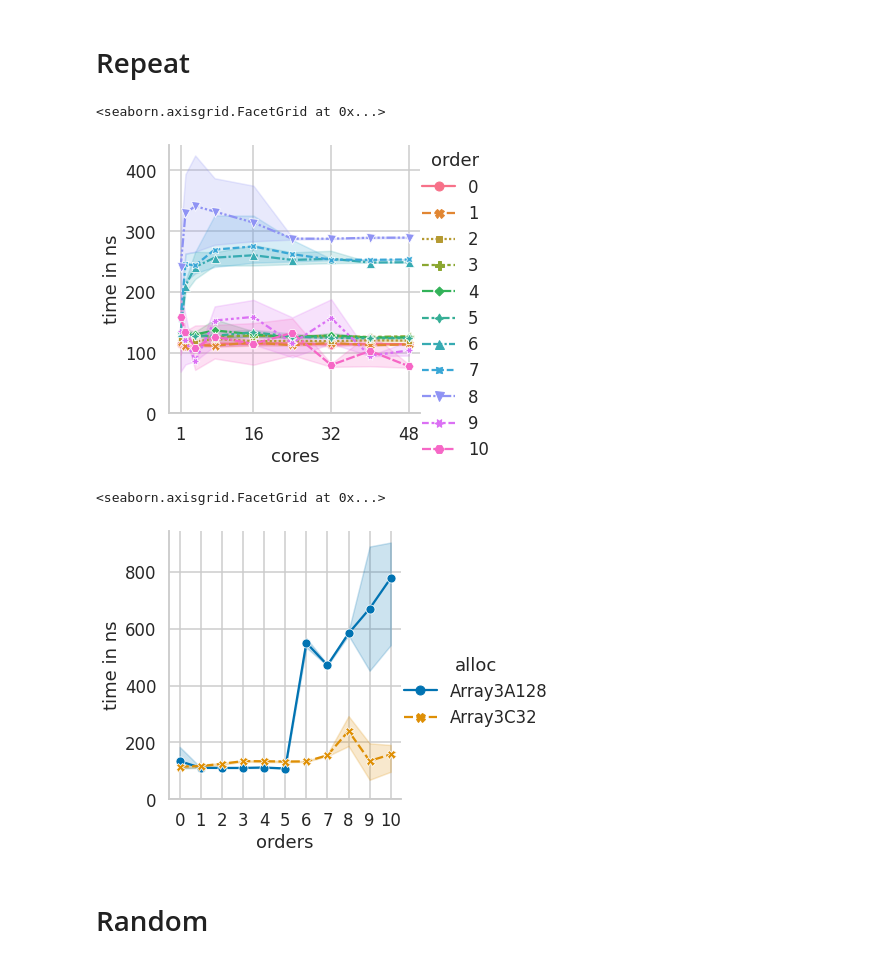
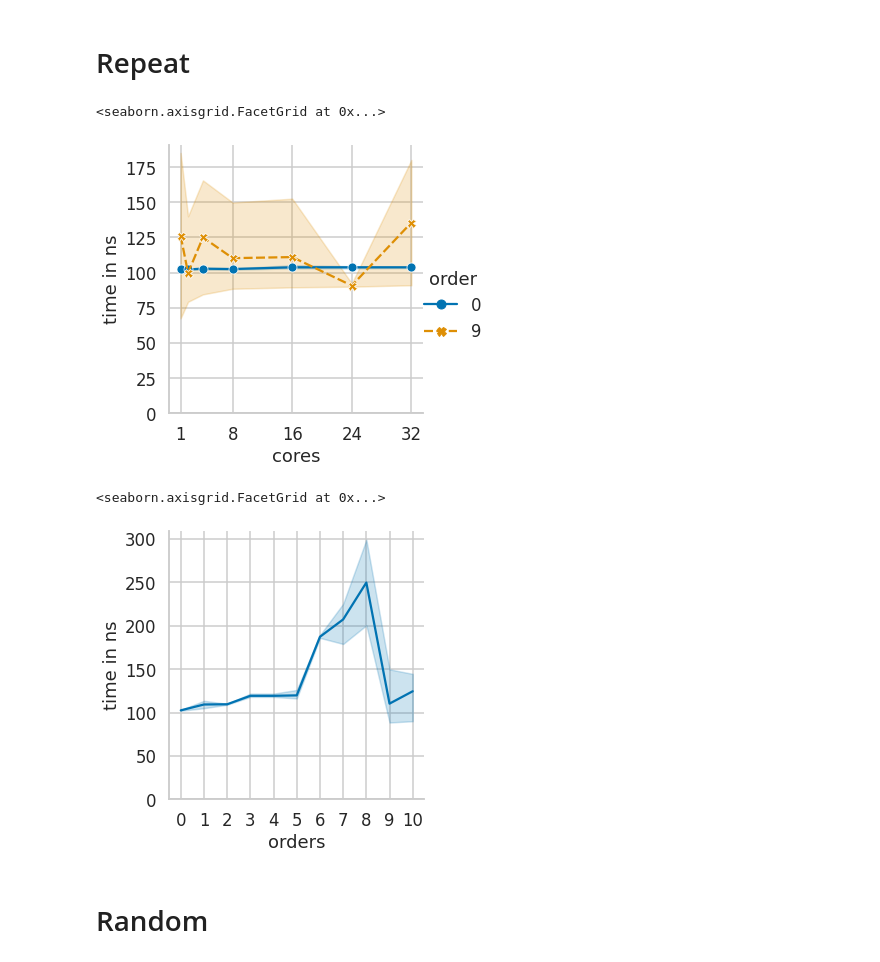
Before and after one commit to luhsra/llfree-rs, a Jupyter notebook: results/orders.ipynb, the cells around one changed output. Drawn from its saved outputs; the diff is of its cells as text; code cells hidden in the pictures.

```diff
--- a/results/orders.ipynb
+++ b/results/orders.ipynb
@@ -70,11 +99,11 @@ g.set_titles("{col_name}")
 # Repeat
 # %%
 data = read_orders("repeat_v")
-pgd = data[data["alloc"] == "Array3C32"]
-order = list(map(str, range(11)))
-g = sns.relplot(data=pgd, kind="line", x="cores", y="get",
-                style="order", hue="order", markers=True)
-g.set(xticks=[1, 16, 32, 48])
+order = ["0", "9"]
+g = sns.relplot(data=data, kind="line", x="cores", y="get",
+                style="order", hue="order", style_order=order, hue_order=order,
+                markers=True)
+g.set(xticks=[1, 8, 16, 24, 32])
 g.set(ylim=(0, None))
 # g.legend.set_title("Order")
 g.set(ylabel="time in ns")
@@ -82,23 +111,20 @@ g.set(xlabel="cores")
 g.set_titles("{col_name}")
 # %% [output]
 <seaborn.axisgrid.FacetGrid at 0x...>
-[figure, old version]
+[figure, new version]
 # %%
 data = read_orders("repeat_v")
-pgd = data[data["cores"] == 1]
-order = allocs(["Array"], ["3"], ["A128", "C32"])
+pgd = data[data["cores"] == 8]
 g = sns.relplot(data=pgd, kind="line", x="order", y="get",
-                markers=True,
-                hue="alloc", style="alloc", hue_order=order, style_order=order)
-# g.set(xticks=[1, 16, 32, 48])
+                markers=True)
 g.set(ylim=(0, None))
 # g.legend.set_title("Order")
 g.set(ylabel="time in ns")
 g.set(xlabel="orders")
 g.set_titles("{col_name}")
 # %% [output]
 <seaborn.axisgrid.FacetGrid at 0x...>
-[figure, old version]
+[figure, new version]
 # %% [markdown]
 # Random
 # %%
```
Also changed, not shown: parts of 6 cells of this notebook, 6 other files.
